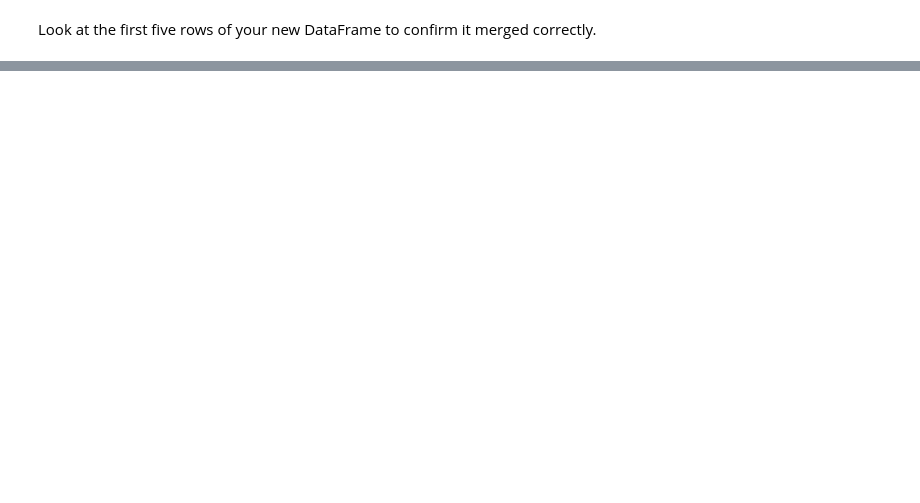
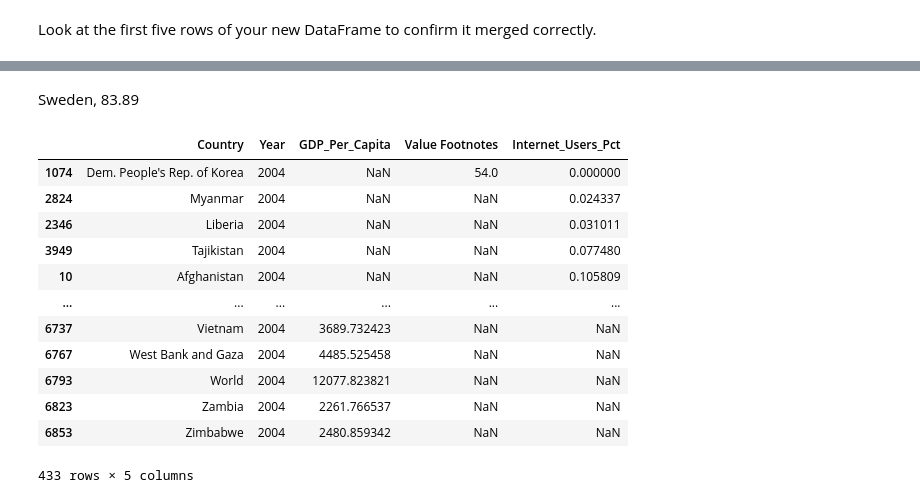
Before and after one commit to NSS-Data-Analytics-Cohort-6/gdp-and-internet-usage-nathanmartin5937, a Jupyter notebook: notebook/gdp_notebook.ipynb, the cells around one changed output, grey strips where cells are left out. Cells and saved outputs as stored; diff of their text form; code cells hidden in the pictures; blank space fills up the shorter version.

```diff
--- a/notebook/gdp_notebook.ipynb
+++ b/notebook/gdp_notebook.ipynb
@@ -90,0 +229,18 @@ AttributeError: 'list' object has no attribute 'head'
+# %% [markdown]
+Sweden, 83.89
+# %%
+year_04_df.sort_values("Internet_Users_Pct")
+# %% [output]
+|  | Country | Year | GDP_Per_Capita | Value Footnotes | Internet_Users_Pct |
+| 1074 | Dem. People's Rep. of Korea | 2004 | NaN | 54.0 | 0.000000 |
+| 2824 | Myanmar | 2004 | NaN | NaN | 0.024337 |
+| 2346 | Liberia | 2004 | NaN | NaN | 0.031011 |
+| 3949 | Tajikistan | 2004 | NaN | NaN | 0.077480 |
+| 10 | Afghanistan | 2004 | NaN | NaN | 0.105809 |
+| ... | ... | ... | ... | ... | ... |
+| 6737 | Vietnam | 2004 | 3689.732423 | NaN | NaN |
+| 6767 | West Bank and Gaza | 2004 | 4485.525458 | NaN | NaN |
+| 6793 | World | 2004 | 12077.823821 | NaN | NaN |
+| 6823 | Zambia | 2004 | 2261.766537 | NaN | NaN |
+| 6853 | Zimbabwe | 2004 | 2480.859342 | NaN | NaN |
+433 rows × 5 columns
```
Also changed, not shown: parts of 32 cells of this notebook.
